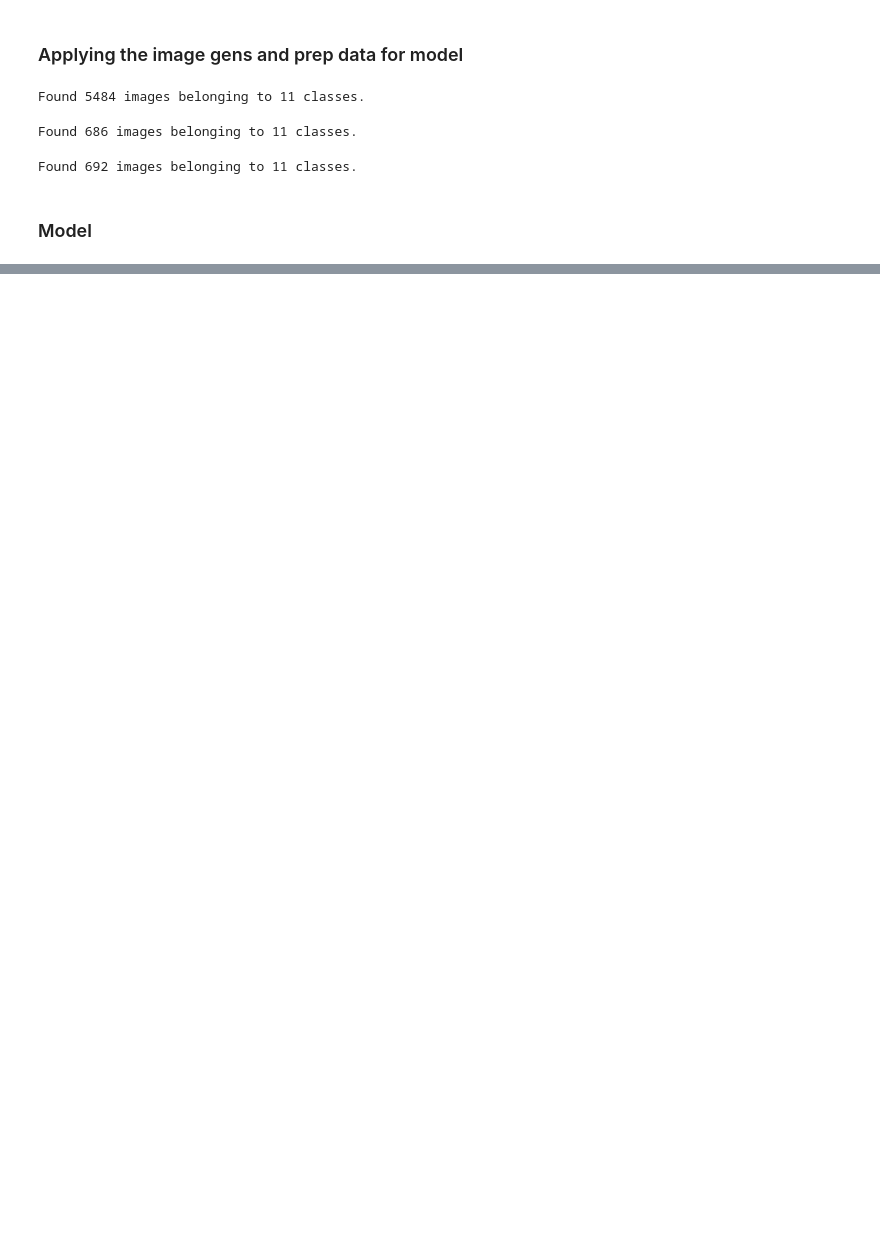
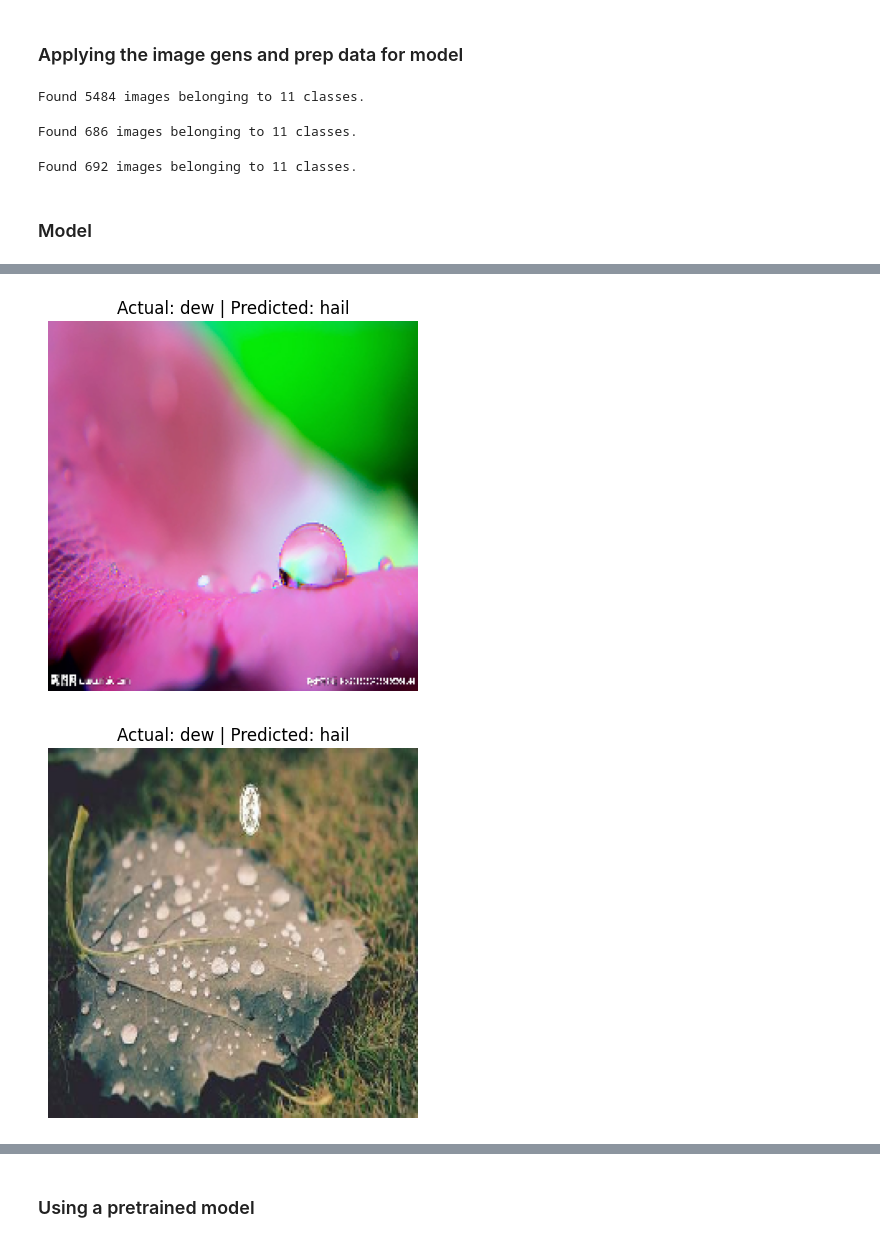
Before and after one commit to ZehraArshad/Computer_Vision, a Jupyter notebook: Classifiers/Weather_Pred/classifier.ipynb, the cells around one changed output, grey strips where cells are left out. Saved outputs shown, nothing was run; the diff lists cells and outputs as text; code cells hidden in the pictures; blank space fills up the shorter version.

```diff
--- a/Classifiers/Weather_Pred/classifier.ipynb
+++ b/Classifiers/Weather_Pred/classifier.ipynb
@@ -261,0 +408,16 @@ Epoch 10/10
+# %%
+# Get filenames
+filenames = test_img_gen.filepaths
+
+# Find misclassified indices
+misclassified_idx = np.where(y_pred != y_true)[0]
+
+for i in misclassified_idx[:10]:
+    img = image.load_img(filenames[i], target_size=(224, 224))
+    plt.imshow(img)
+    plt.title(f"Actual: {list(test_img_gen.class_indices.keys())[y_true[i]]} | Predicted: {list(test_img_gen.class_indices.keys())[y_pred[i]]}")
+    plt.axis('off')
+    plt.show()
+# %% [output]
+[figure, added]
+[figure, added]
@@ -261,0 +432,2 @@ Epoch 10/10
+# %% [markdown]
+### Using a pretrained model
```
Also changed, not shown: parts of 26 cells of this notebook, 3 other files.
